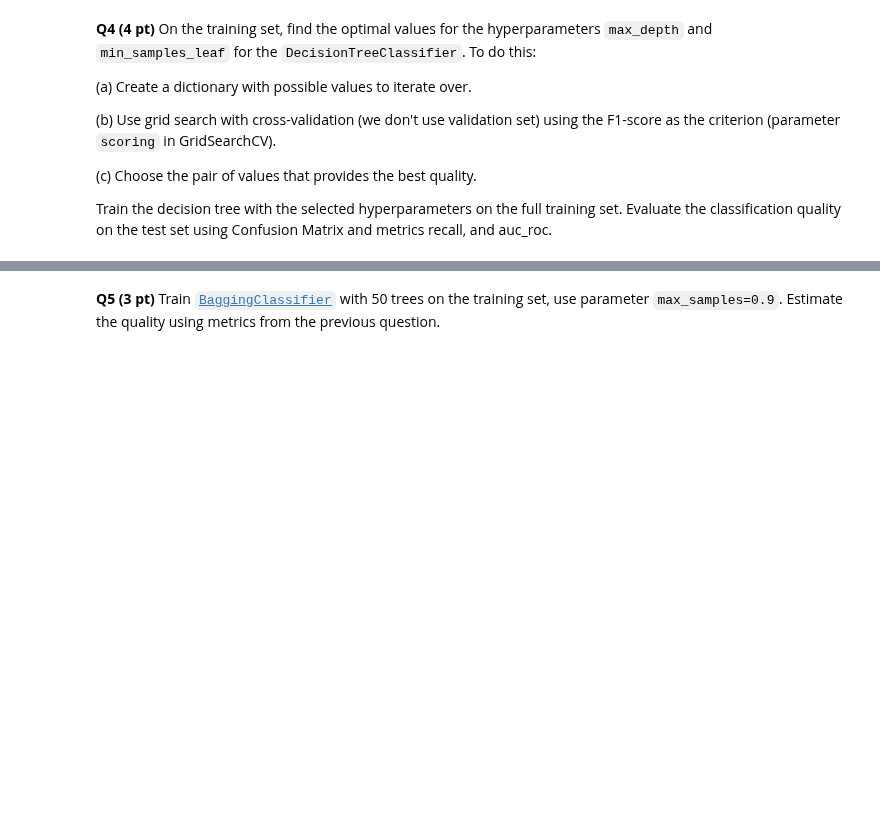
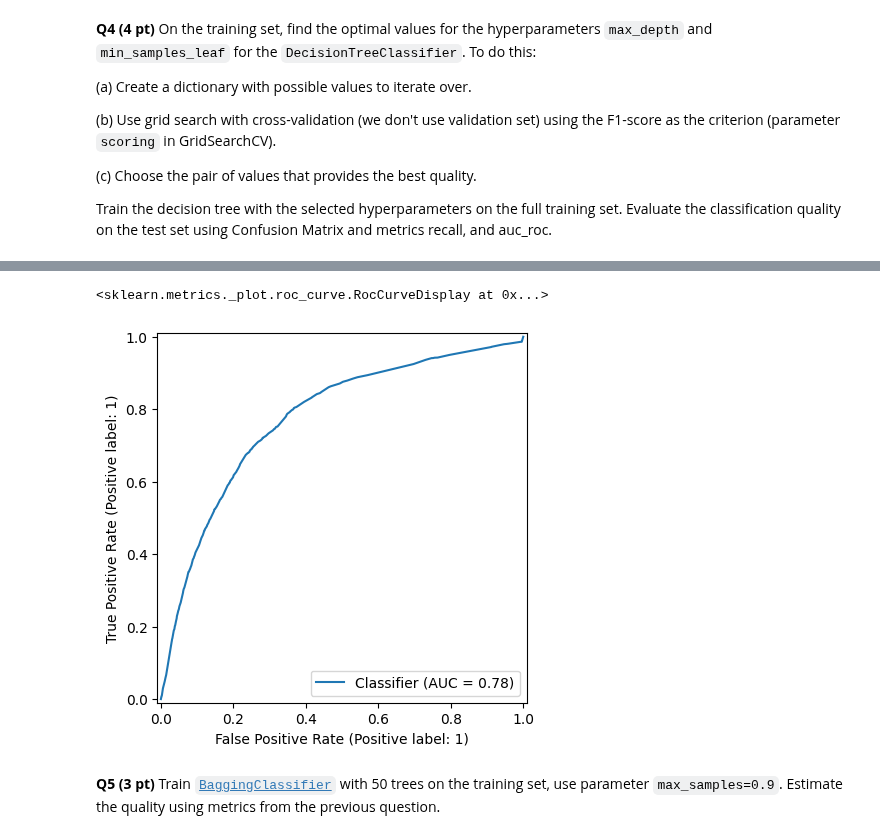
Before and after one commit to Nick-Azzarano/Machine-Learning-Practice, a Jupyter notebook: HW7_Azzarano_Nick.ipynb, the cells around one changed output, grey strips where cells are left out. Cells and saved outputs as stored; diff of their text form; code cells hidden in the pictures; blank space fills up the shorter version.

```diff
--- a/HW7_Azzarano_Nick.ipynb
+++ b/HW7_Azzarano_Nick.ipynb
@@ -208,5 +252,8 @@ from sklearn.model_selection import GridSearchCV
 # %%
-#RocCurveDisplay.from_predictions(y_test, clf.best_estimator_.predict_proba(X_test_transformed)[:,1])
+RocCurveDisplay.from_predictions(y_test, clf.best_estimator_.predict_proba(X_test_transformed)[:,1])
+# %% [output]
+<sklearn.metrics._plot.roc_curve.RocCurveDisplay at 0x...>
+[figure, added]
 # %% [markdown]
 **Q5 (3 pt)** Train [`BaggingClassifier`](https://scikit-learn.org/stable/modules/generated/sklearn.ensemble.BaggingClassifier.html) with 50 trees on the training set, use parameter `max_samples=0.9`. Estimate the quality using metrics from the previous question.
 # %% [markdown]
```
Also changed, not shown: parts of 8 cells of this notebook.
